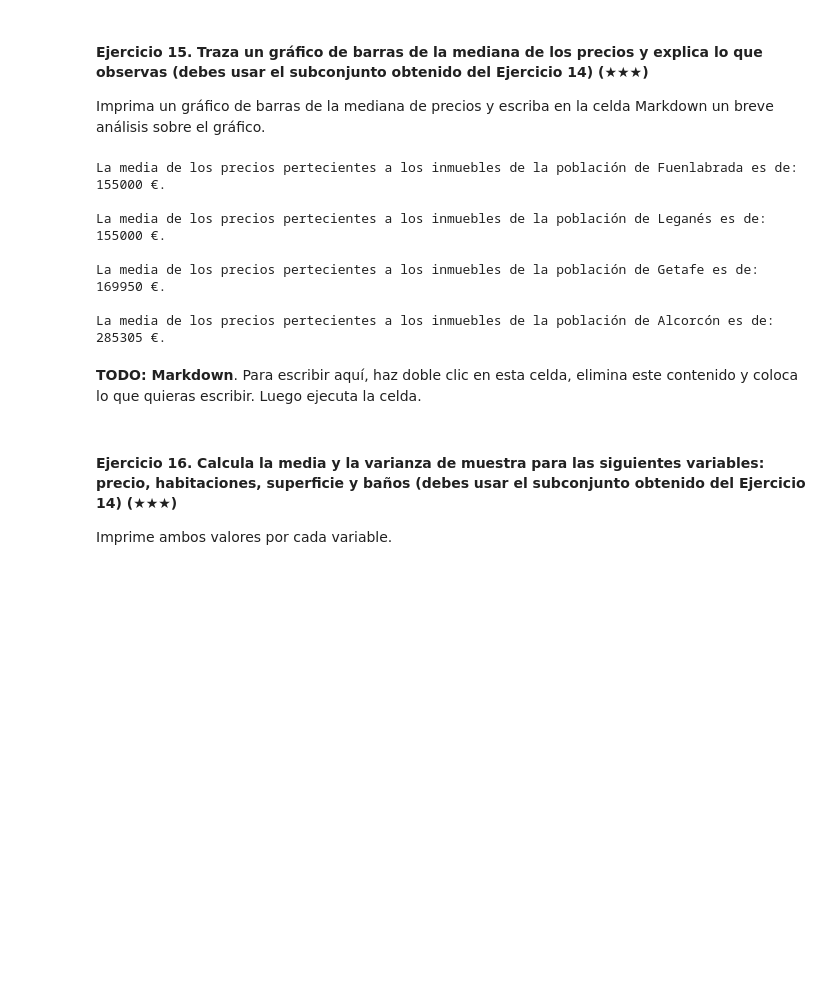
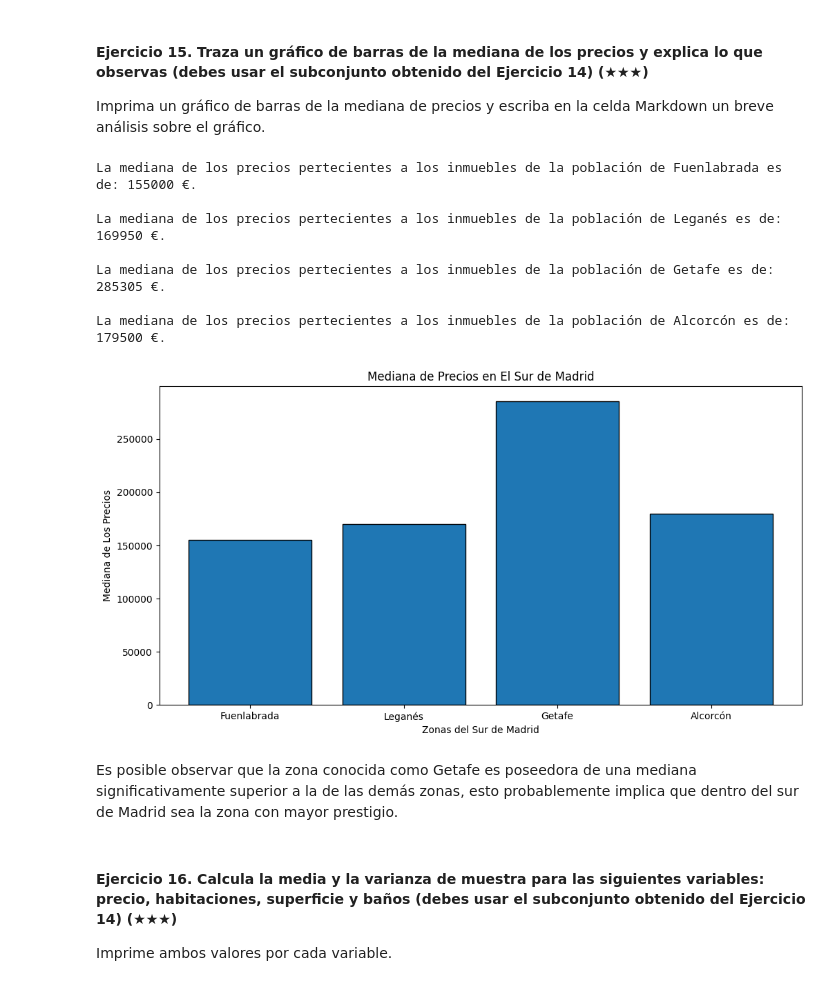
Before and after one commit to meneses-ls/1-Proyecto-Real-Estate-Data-Cleanup, a Jupyter notebook: project.es.ipynb, the cells around one changed output. Saved outputs shown, nothing was run; the diff lists cells and outputs as text; code cells hidden in the pictures; blank space fills up the shorter version.

```diff
--- a/project.es.ipynb
+++ b/project.es.ipynb
@@ -323,39 +321,68 @@ dsfsur
 
 Imprima un gráfico de barras de la mediana de precios y escriba en la celda Markdown un breve análisis sobre el gráfico.
 # %%
+# PRIMERA VERSIÓN:
+
+"""
 ftr1 = ds["level5"] == "Fuenlabrada"
-dsfsr1 = ds[ftr1]
+dsfsr1 = ds[ftr1].sort_values(by='price', ascending=False)
 prmd1 = dsfsr1["price"].median()
-print("La media de los precios pertecientes a los inmuebles de la población de Fuenlabrada es de:", math.ceil(prmd1), "€.")
+print("La mediana de los precios pertecientes a los inmuebles de la población de Fuenlabrada es de:", math.ceil(prmd1), "€.")
 print()
 
 ftr2 = ds["level5"] == "Leganés"
-dsfsr2 = ds[ftr1]
+dsfsr2 = ds[ftr2].sort_values(by='price', ascending=False)
 prmd2 = dsfsr2["price"].median()
-print("La media de los precios pertecientes a los inmuebles de la población de Leganés es de:", math.ceil(prmd2), "€.")
+print("La mediana de los precios pertecientes a los inmuebles de la población de Leganés es de:", math.ceil(prmd2), "€.")
 print()
 
 ftr3 = ds["level5"] == "Getafe"
-dsfsr3 = ds[ftr2]
+dsfsr3 = ds[ftr3].sort_values(by='price', ascending=False)
 prmd3 = dsfsr3["price"].median()
-print("La media de los precios pertecientes a los inmuebles de la población de Getafe es de:", math.ceil(prmd3), "€.")
+print("La mediana de los precios pertecientes a los inmuebles de la población de Getafe es de:", math.ceil(prmd3), "€.")
 print()
 
 ftr4 = ds["level5"] == "Alcorcón"
-dsfsr4 = ds[ftr3]
+dsfsr4 = ds[ftr4].sort_values(by='price', ascending=False)
 prmd4 = dsfsr4["price"].median()
-print("La media de los precios pertecientes a los inmuebles de la población de Alcorcón es de:", math.ceil(prmd4), "€.")
+print("La mediana de los precios pertecientes a los inmuebles de la población de Alcorcón es de:", math.ceil(prmd4), "€.")
 print()
+"""
+
+# SEGUNDA VERSIÓN:
+
+sur_Esp = ["Fuenlabrada", "Leganés", "Getafe", "Alcorcón"]
+medns = []
+
+for lug in sur_Esp:
+    ftr = ds["level5"] == lug
+    dsfsr = ds[ftr].sort_values(by='price', ascending=False)
+    prmd = dsfsr["price"].median()
+    print(f"La mediana de los precios pertecientes a los inmuebles de la población de {lug} es de:", math.ceil(prmd), "€.")
+    print()
+    medns.append({"Población": lug, "Mediana Precio (€)": math.ceil(prmd)})
+ds_medns = pd.DataFrame(medns)
+
+plt.figure(figsize = (12, 6))
+
+plt.bar(ds_medns['Población'], ds_medns['Mediana Precio (€)'], edgecolor='black', linewidth=1)
+
+plt.xlabel("Zonas del Sur de Madrid")
+plt.ylabel("Mediana de Los Precios")
+plt.title("Mediana de Precios en El Sur de Madrid")
+
+plt.show()
 # %% [output]
-La media de los precios pertecientes a los inmuebles de la población de Fuenlabrada es de: 155000 €.
+La mediana de los precios pertecientes a los inmuebles de la población de Fuenlabrada es de: 155000 €.
 
-La media de los precios pertecientes a los inmuebles de la población de Leganés es de: 155000 €.
+La mediana de los precios pertecientes a los inmuebles de la población de Leganés es de: 169950 €.
 
-La media de los precios pertecientes a los inmuebles de la población de Getafe es de: 169950 €.
+La mediana de los precios pertecientes a los inmuebles de la población de Getafe es de: 285305 €.
 
-La media de los precios pertecientes a los inmuebles de la población de Alcorcón es de: 285305 €.
+La mediana de los precios pertecientes a los inmuebles de la población de Alcorcón es de: 179500 €.
+[figure, added]
 # %% [markdown]
-**TODO: Markdown**. Para escribir aquí, haz doble clic en esta celda, elimina este contenido y coloca lo que quieras escribir. Luego ejecuta la celda.
+Es posible observar que la zona conocida como Getafe es poseedora de una mediana significativamente superior a la de las demás zonas, esto probablemente implica que dentro del sur de Madrid sea la zona con mayor prestigio.
 # %% [markdown]
 #### Ejercicio 16. Calcula la media y la varianza de muestra para las siguientes variables: precio, habitaciones, superficie y baños (debes usar el subconjunto obtenido del Ejercicio 14) (★★★)
 
```
Also changed, not shown: parts of 3 cells of this notebook.
